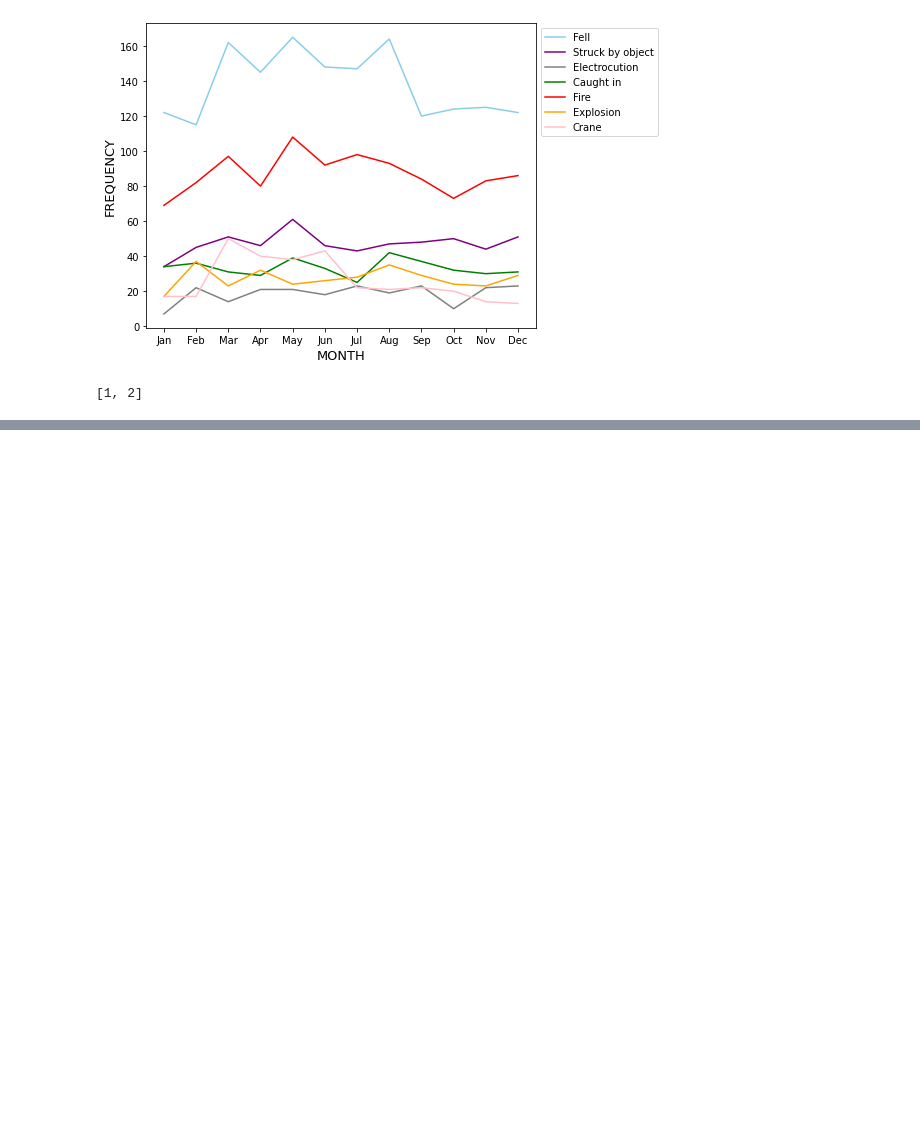
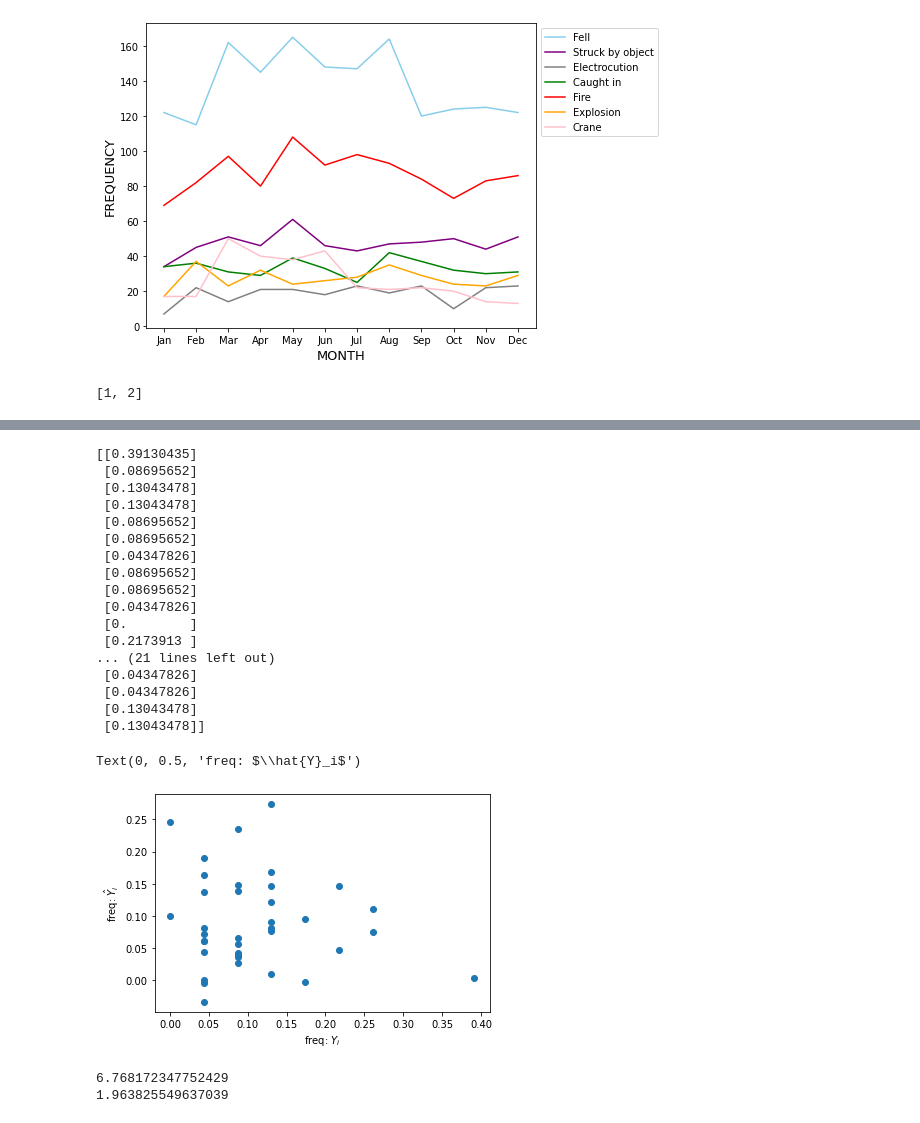
Before and after one commit to philz0918/Construction_analysis, a Jupyter notebook: webcrawling_prediction.ipynb, the cells around one changed output, grey strips where cells are left out. Drawn from its saved outputs; the diff is of its cells as text; code cells hidden in the pictures; blank space fills up the shorter version.

```diff
--- a/webcrawling_prediction.ipynb
+++ b/webcrawling_prediction.ipynb
@@ -1239,0 +1798,9 @@ a[:2]
+# %%
+K.clear_session()
+look_back = 1
+model = Sequential()
+model.add(LSTM(512,return_sequences = True, input_shape= (12,1)))
+model.add(LSTM(512))
+model.add(Dense(1))
+model.compile(loss = "mean_squared_error", optimizer = 'adam', metrics = ['mse'])
+model.summary()
@@ -1239,0 +1822,10 @@ a[:2]
+# %%
+def fitting_LSTM(x_train_t, y_train, epc) :
+
+    early_stop = EarlyStopping(monitor = 'loss', patience = 50, verbose = 1)
+    model.fit(x_train_t, y_train, epochs = epc, batch_size = 32, verbose=1, callbacks = [early_stop])
+
+
+    return model
+# %%
+model = fitting_LSTM(f_x_train_t, f_y_train, 100)
@@ -1239,0 +1864,3 @@ a[:2]
+# %%
+early_stop = EarlyStopping(monitor = 'loss', patience = 50, verbose = 1)
+model.fit(X_train_t, Y_train, epochs = 1000, batch_size = 32, verbose = 1)
@@ -1239,0 +1917,52 @@ a[:2]
+# %%
+y_pred = model.predict(f_x_test_t, batch_size = 32)
+
+print(f_y_test)
+plt.scatter(f_y_test, y_pred)
+
+#z = np.polyfit(Y_test, y_pred,1)
+#p = np.poly1d(z)
+#plt.plot(x, p(Y_test), "r--")
+
+plt.xlabel("freq: $Y_i$")
+plt.ylabel("freq: $\hat{Y}_i$")
+# %% [output]
+[[0.39130435]
+ [0.08695652]
+ [0.13043478]
+ [0.13043478]
+ [0.08695652]
+ [0.08695652]
+ [0.04347826]
+ [0.08695652]
+ [0.08695652]
+ [0.04347826]
+ [0.        ]
+ [0.2173913 ]
+... (21 lines left out)
+ [0.04347826]
+ [0.04347826]
+ [0.13043478]
+ [0.13043478]]
+Text(0, 0.5, 'freq: $\\hat{Y}_i$')
+[figure, added]
+# %%
+def mean_absolute_percentage_error(y_true, y_pred):
+    return np.mean(np.abs((y_true - y_pred)) *100)
+
+def mean_absolute_error(y_true, y_pred) :
+    return np.mean(np.abs(y_true-y_pred))
+
+def get_true_value(values) :
+    true = sc.inverse_transform(values)
+    return true
+
+def forecast(values):
+    predict = model.predict(values, batch_size = 32)
+
+    return predict
+print(mean_squared_error(true_test, pred_test))
+print(mean_absolute_error(true_test, pred_test))
+# %% [output]
+6.768172347752429
+1.963825549637039
```
Also changed, not shown: parts of 58 cells of this notebook, 13 other files.
